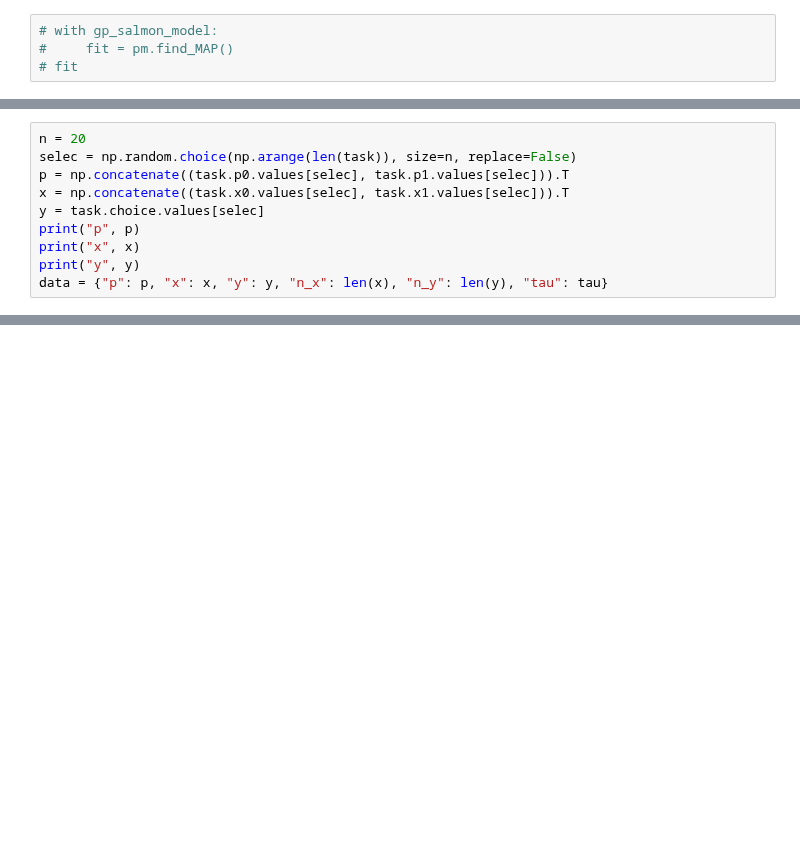
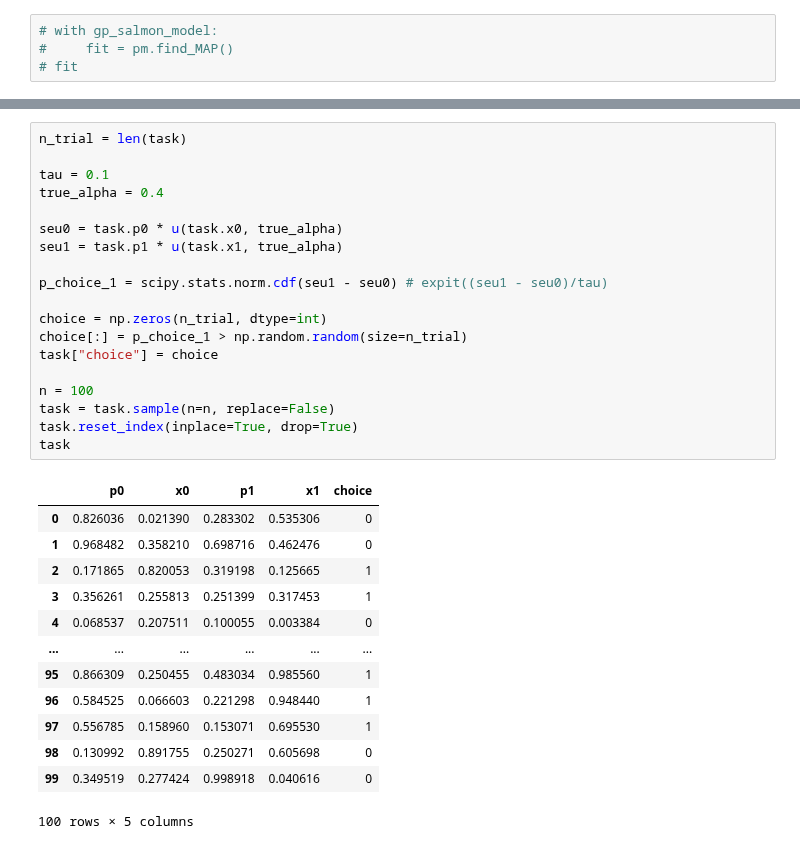
Before and after one commit to AurelienNioche/TransformedGP, a Jupyter notebook: gp_utility-pymc3.ipynb, the cells around one changed output, grey strips where cells are left out. Saved outputs shown, nothing was run; the diff lists cells and outputs as text; blank space fills up the shorter version.

```diff
--- a/gp_utility-pymc3.ipynb
+++ b/gp_utility-pymc3.ipynb
@@ -304,10 +280,0 @@ task
-# %%
-n = 20
-selec = np.random.choice(np.arange(len(task)), size=n, replace=False)
-p = np.concatenate((task.p0.values[selec], task.p1.values[selec])).T
-x = np.concatenate((task.x0.values[selec], task.x1.values[selec])).T
-y = task.choice.values[selec]
-print("p", p)
-print("x", x)
-print("y", y)
-data = {"p": p, "x": x, "y": y, "n_x": len(x), "n_y": len(y), "tau": tau}
@@ -329,0 +294,33 @@ y [0 0 1 1 0 0 0 0 0 0 1 1 0 0 0 1 0 0 1 0]
+# %%
+n_trial = len(task)
+
+tau = 0.1
+true_alpha = 0.4
+
+seu0 = task.p0 * u(task.x0, true_alpha)
+seu1 = task.p1 * u(task.x1, true_alpha)
+
+p_choice_1 = scipy.stats.norm.cdf(seu1 - seu0) # expit((seu1 - seu0)/tau)
+
+choice = np.zeros(n_trial, dtype=int)
+choice[:] = p_choice_1 > np.random.random(size=n_trial)
+task["choice"] = choice
+
+n = 100
+task = task.sample(n=n, replace=False)
+task.reset_index(inplace=True, drop=True)
+task
+# %% [output]
+|  | p0 | x0 | p1 | x1 | choice |
+| 0 | 0.826036 | 0.021390 | 0.283302 | 0.535306 | 0 |
+| 1 | 0.968482 | 0.358210 | 0.698716 | 0.462476 | 0 |
+| 2 | 0.171865 | 0.820053 | 0.319198 | 0.125665 | 1 |
+| 3 | 0.356261 | 0.255813 | 0.251399 | 0.317453 | 1 |
+| 4 | 0.068537 | 0.207511 | 0.100055 | 0.003384 | 0 |
+| ... | ... | ... | ... | ... | ... |
+| 95 | 0.866309 | 0.250455 | 0.483034 | 0.985560 | 1 |
+| 96 | 0.584525 | 0.066603 | 0.221298 | 0.948440 | 1 |
+| 97 | 0.556785 | 0.158960 | 0.153071 | 0.695530 | 1 |
+| 98 | 0.130992 | 0.891755 | 0.250271 | 0.605698 | 0 |
+| 99 | 0.349519 | 0.277424 | 0.998918 | 0.040616 | 0 |
+100 rows × 5 columns
```
Also changed, not shown: parts of 48 cells of this notebook.
